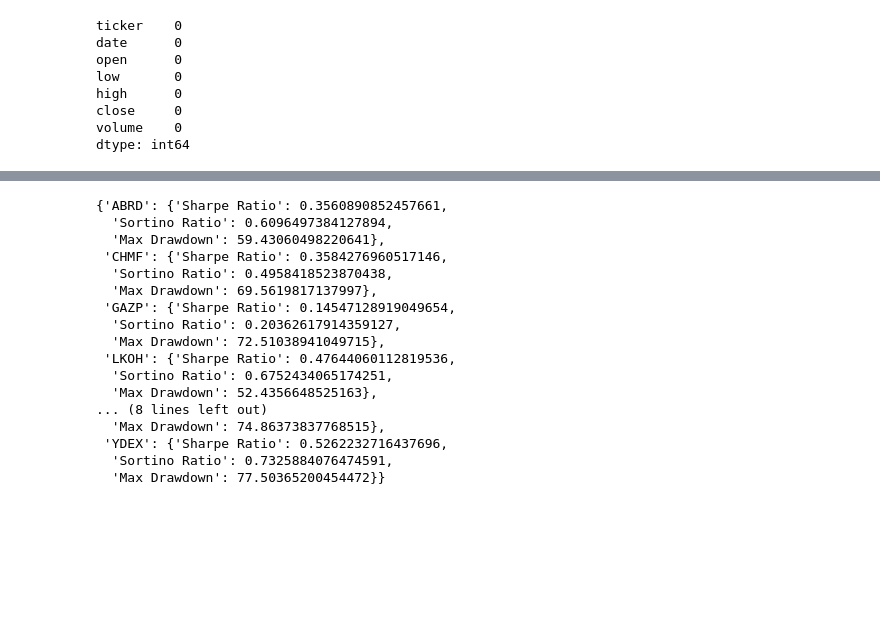
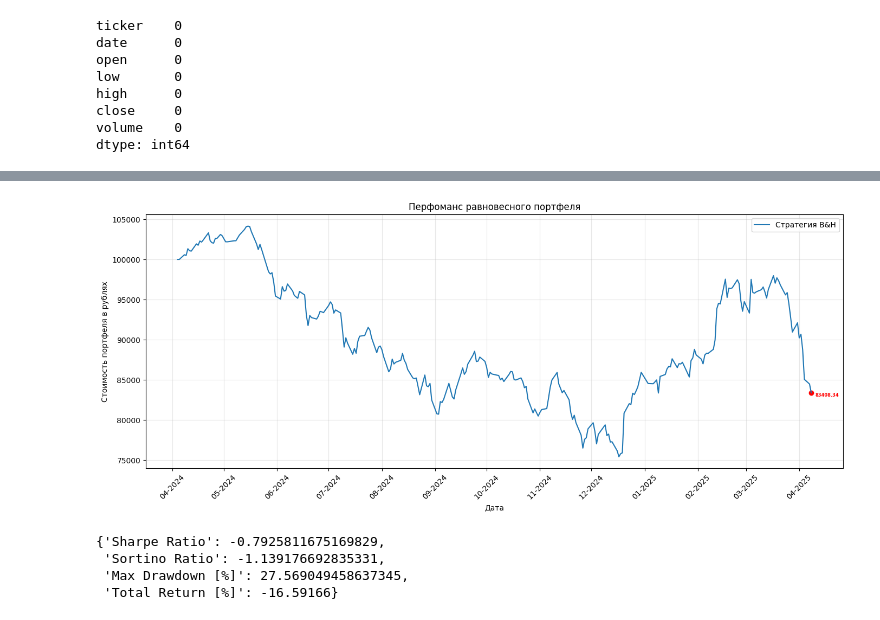
Before and after one commit to garotar/PortfolioOptimization, a Jupyter notebook: experiments.ipynb, the cells around one changed output, grey strips where cells are left out. Cells and saved outputs as stored; diff of their text form; code cells hidden in the pictures; blank space fills up the shorter version.

```diff
--- a/experiments.ipynb
+++ b/experiments.ipynb
@@ -64,24 +139,20 @@ fig_close_prices.show()
+# %%
+baseline_backtester = BaselineBacktest(df=data, close_price="close")
+
+total_pf_df, total_pf_value, pf_return = baseline_backtester.buy_and_hold_performance(test_split_ratio=0.1,
+                                                                                      init_cash=100_000)
+# %%
+plot_equity(equity_series={"Стратегия B&H": total_pf_value},
+            title="Перфоманс равновесного портфеля",
+            ylabel="Стоимость портфеля в рублях",
+            last_point=True)
+# %% [output]
+[figure, added]
 # %%
-baseline_backtester = BaselineBacktest(data)
-baseline_portfolio = baseline_backtester.run_backtest(init_cash=100_000)
-baseline_metrics = baseline_backtester.get_metrics(tickers=data.ticker.unique())
+baseline_portfolio, baseline_metrics = baseline_backtester.run_backtest(init_cash=100_000)
+baseline_metrics
+# %% [output]
+{'Sharpe Ratio': -0.7925811675169829,
+ 'Sortino Ratio': -1.139176692835331,
+ 'Max Drawdown [%]': 27.569049458637345,
+ 'Total Return [%]': -16.59166}
-# %%
-baseline_metrics
-# %% [output]
-{'ABRD': {'Sharpe Ratio': 0.3560890852457661,
-  'Sortino Ratio': 0.6096497384127894,
-  'Max Drawdown': 59.43060498220641},
- 'CHMF': {'Sharpe Ratio': 0.3584276960517146,
-  'Sortino Ratio': 0.4958418523870438,
-  'Max Drawdown': 69.5619817137997},
- 'GAZP': {'Sharpe Ratio': 0.14547128919049654,
-  'Sortino Ratio': 0.20362617914359127,
-  'Max Drawdown': 72.51038941049715},
- 'LKOH': {'Sharpe Ratio': 0.47644060112819536,
-  'Sortino Ratio': 0.6752434065174251,
-  'Max Drawdown': 52.4356648525163},
-... (8 lines left out)
-  'Max Drawdown': 74.86373837768515},
- 'YDEX': {'Sharpe Ratio': 0.5262232716437696,
-  'Sortino Ratio': 0.7325884076474591,
-  'Max Drawdown': 77.50365200454472}}
```
Also changed, not shown: parts of 70 cells of this notebook, 9 other files.
